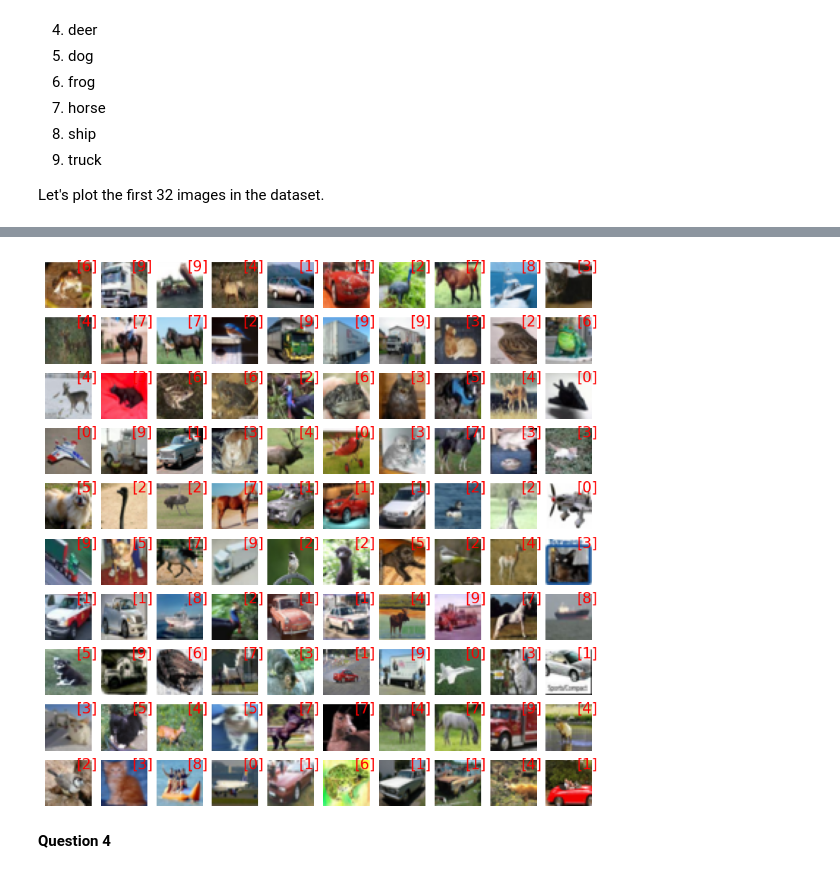
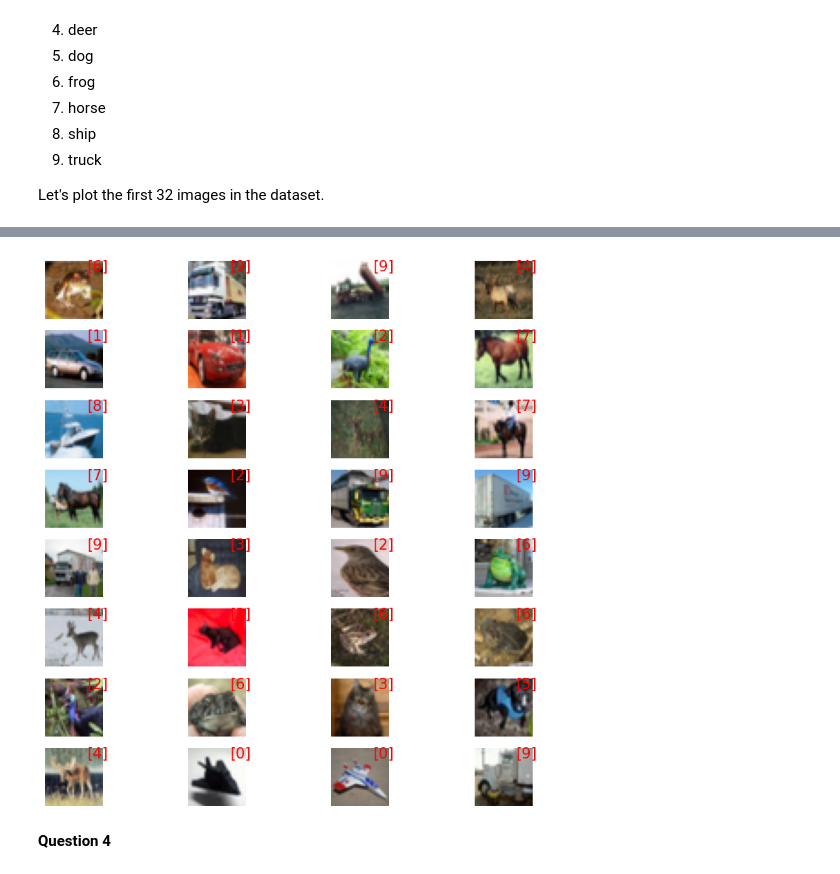
Before and after one commit to Hasantha-Ekanayake/hello-world, a Jupyter notebook: ECE6501_Assignment.ipynb, the cells around one changed output, grey strips where cells are left out. Drawn from its saved outputs; the diff is of its cells as text; code cells hidden in the pictures.

```diff
--- a/ECE6501_Assignment.ipynb
+++ b/ECE6501_Assignment.ipynb
@@ -195,8 +195,8 @@ from tensorflow.keras.datasets import cifar10
 
 (train_images, train_labels), (test_images, test_labels) = cifar10.load_data()
 
-# Define the grid dimensions
-rows, cols = 10, 10
+# Define the grid dimensions plot first 32 images
+rows, cols = 8, 4
 
 # Create a figure and axes for the grid
 fig, axes = plt.subplots(rows, cols, figsize=(10, 10))
@@ -221,4 +219,4 @@ Downloading data from https://www.cs.toronto.edu/~kriz/cifar-10-python.tar.gz
-[figure, old version]
+[figure, new version]
 # %% [markdown]
 **Question 4**
 # %%
```
Also changed, not shown: parts of 7 cells of this notebook.
